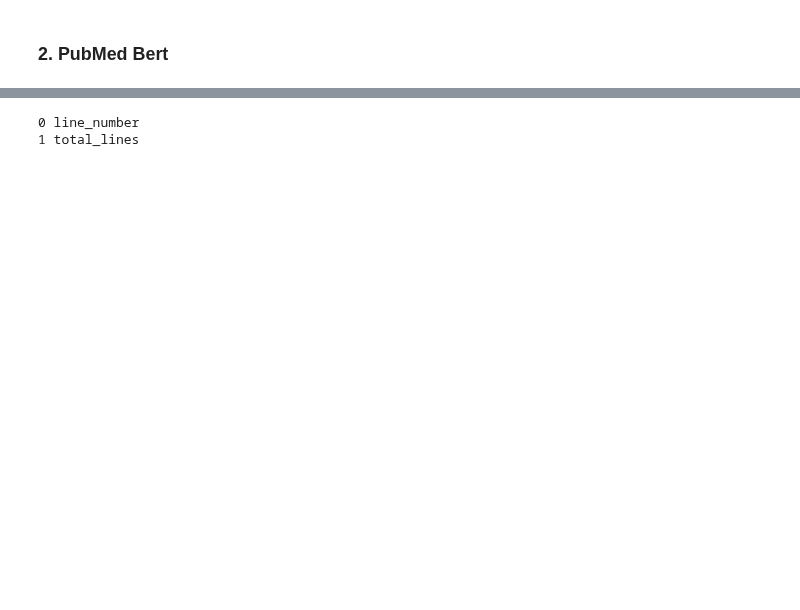
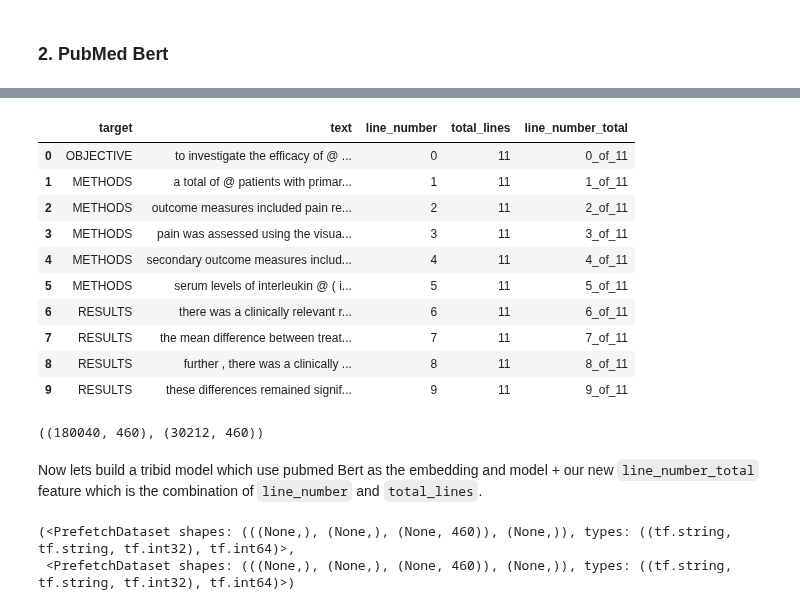
Before and after one commit to ashikshafi08/Learning_Tensorflow, a Jupyter notebook: Exercise/🛠_09_Milestone_Project_2_SkimLit_📄🔥_Exercise_Solutions.ipynb, the cells around one changed output, grey strips where cells are left out. Drawn from its saved outputs; the diff is of its cells as text; code cells hidden in the pictures; blank space fills up the shorter version.

```diff
--- a/Exercise/🛠_09_Milestone_Project_2_SkimLit_📄🔥_Exercise_Solutions.ipynb
+++ b/Exercise/🛠_09_Milestone_Project_2_SkimLit_📄🔥_Exercise_Solutions.ipynb
@@ -611,6 +502,36 @@ AttributeError: ignored
-# %%
-for i , col in enumerate(train_df[['line_number' , 'total_lines']]):
-  print(i , col)
-# %% [output]
-0 line_number
-1 total_lines
+# %%
+# Combining the total lines and line number into a new feature!
+train_df['line_number_total'] = train_df['line_number'].astype(str) + '_of_' + train_df['total_lines'].astype(str)
+val_df['line_number_total'] = val_df['line_number'].astype(str) + '_of_' + val_df['total_lines'].astype(str)
+
+train_df.head(10)
+# %% [output]
+|  | target | text | line_number | total_lines | line_number_total |
+| 0 | OBJECTIVE | to investigate the efficacy of @ ... | 0 | 11 | 0_of_11 |
+| 1 | METHODS | a total of @ patients with primar... | 1 | 11 | 1_of_11 |
+| 2 | METHODS | outcome measures included pain re... | 2 | 11 | 2_of_11 |
+| 3 | METHODS | pain was assessed using the visua... | 3 | 11 | 3_of_11 |
+| 4 | METHODS | secondary outcome measures includ... | 4 | 11 | 4_of_11 |
+| 5 | METHODS | serum levels of interleukin @ ( i... | 5 | 11 | 5_of_11 |
+| 6 | RESULTS | there was a clinically relevant r... | 6 | 11 | 6_of_11 |
+| 7 | RESULTS | the mean difference between treat... | 7 | 11 | 7_of_11 |
+| 8 | RESULTS | further , there was a clinically ... | 8 | 11 | 8_of_11 |
+| 9 | RESULTS | these differences remained signif... | 9 | 11 | 9_of_11 |
+# %%
+# Perform one hot encoding on the train and transform the validation dataframe
+from sklearn.preprocessing import OneHotEncoder
+
+# Creating an instance
+one_hot_encoder = OneHotEncoder()
+
+# Fitting on the training dataframe
+one_hot_encoder.fit(np.expand_dims(train_df['line_number_total'] , axis = 1))
+
+# Transforming both train and val df
+train_line_number_total_encoded = one_hot_encoder.transform(np.expand_dims(train_df['line_number_total'] , axis =1))
+val_line_number_total_encoded  = one_hot_encoder.transform(np.expand_dims(val_df['line_number_total'] , axis= 1))
+
+# Checking the shapes
+train_line_number_total_encoded.shape , val_line_number_total_encoded.shape
+# %% [output]
+((180040, 460), (30212, 460))
@@ -616,0 +546,28 @@ for i , col in enumerate(train_df[['line_number' , 'total_lines']]):
+# %% [markdown]
+Now lets build a tribid model which use pubmed Bert as the embedding and model + our new `line_number_total` feature which is the combination of `line_number` and `total_lines`.
+# %%
+# Making the performant datasets for our tribid model
+train_data = tf.data.Dataset.from_tensor_slices((train_sentences ,
+                                                 train_chars ,
+                                                 train_line_number_total_encoded))
+
+train_labels = tf.data.Dataset.from_tensor_slices(train_labels_encoded)
+
+val_data = tf.data.Dataset.from_tensor_slices((val_sentences ,
+                                               val_chars ,
+                                               val_line_number_total_encoded))
+
+val_labels = tf.data.Dataset.from_tensor_slices(val_labels_encoded)
+
+# Zipping the data and labels
+train_dataset = tf.data.Dataset.zip((train_data , train_labels))
+val_dataset = tf.data.Dataset.zip((val_data , val_labels))
+
+# Applying batch and prefetching
+train_dataset = train_dataset.batch(64).prefetch(tf.data.AUTOTUNE)
+val_dataset = val_dataset.batch(64).prefetch(tf.data.AUTOTUNE)
+
+train_dataset , val_dataset
+# %% [output]
+(<PrefetchDataset shapes: (((None,), (None,), (None, 460)), (None,)), types: ((tf.string, tf.string, tf.int32), tf.int64)>,
+ <PrefetchDataset shapes: (((None,), (None,), (None, 460)), (None,)), types: ((tf.string, tf.string, tf.int32), tf.int64)>)
```
Also changed, not shown: parts of 33 cells of this notebook.
